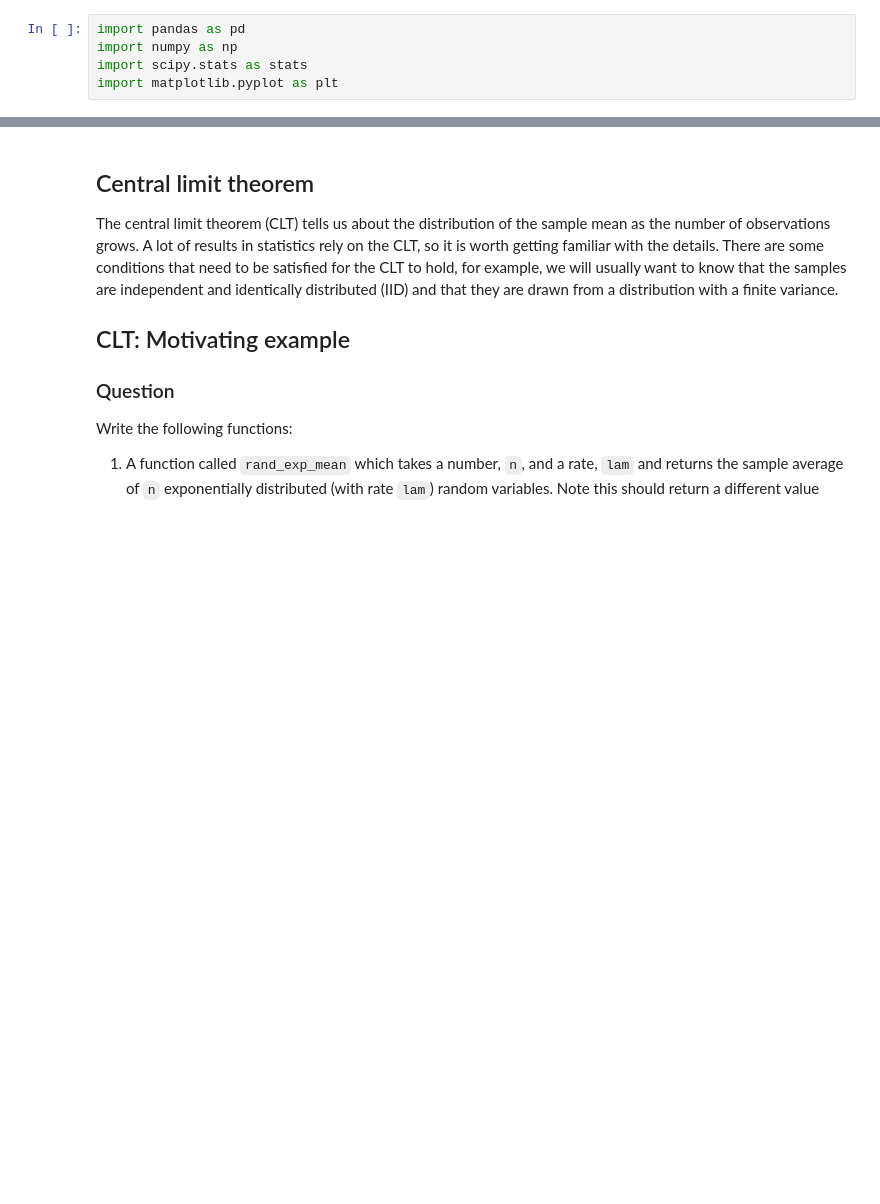
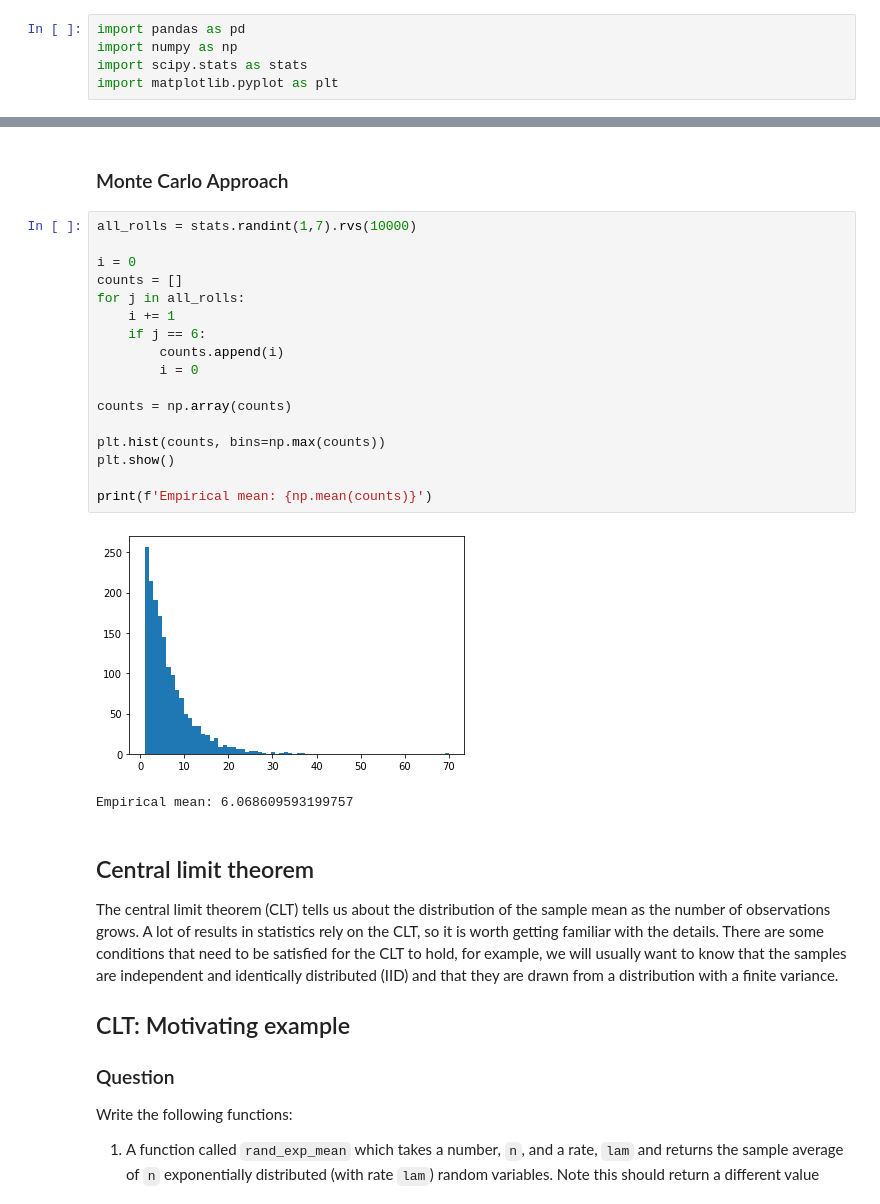
Before and after one commit to aezarebski/aas-extended-examples, a Jupyter notebook: example-1/example-1-answers.ipynb, the cells around one changed output, grey strips where cells are left out. Drawn from its saved outputs; the diff is of its cells as text; blank space fills up the shorter version.

```diff
--- a/example-1/example-1-answers.ipynb
+++ b/example-1/example-1-answers.ipynb
@@ -22,3 +73,25 @@ import matplotlib.pyplot as plt
+# %% [markdown]
+### Monte Carlo Approach
+# %%
+all_rolls = stats.randint(1,7).rvs(10000)
+
+i = 0
+counts = []
+for j in all_rolls:
+    i += 1
+    if j == 6:
+        counts.append(i)
+        i = 0
+
+counts = np.array(counts)
+
+plt.hist(counts, bins=np.max(counts))
+plt.show()
+
+print(f'Empirical mean: {np.mean(counts)}')
+# %% [output]
+[figure, added]
+Empirical mean: 6.068609593199757
 # %% [markdown]
 ## Central limit theorem
 
```
Also changed, not shown: parts of 6 cells of this notebook, 1 other file.
